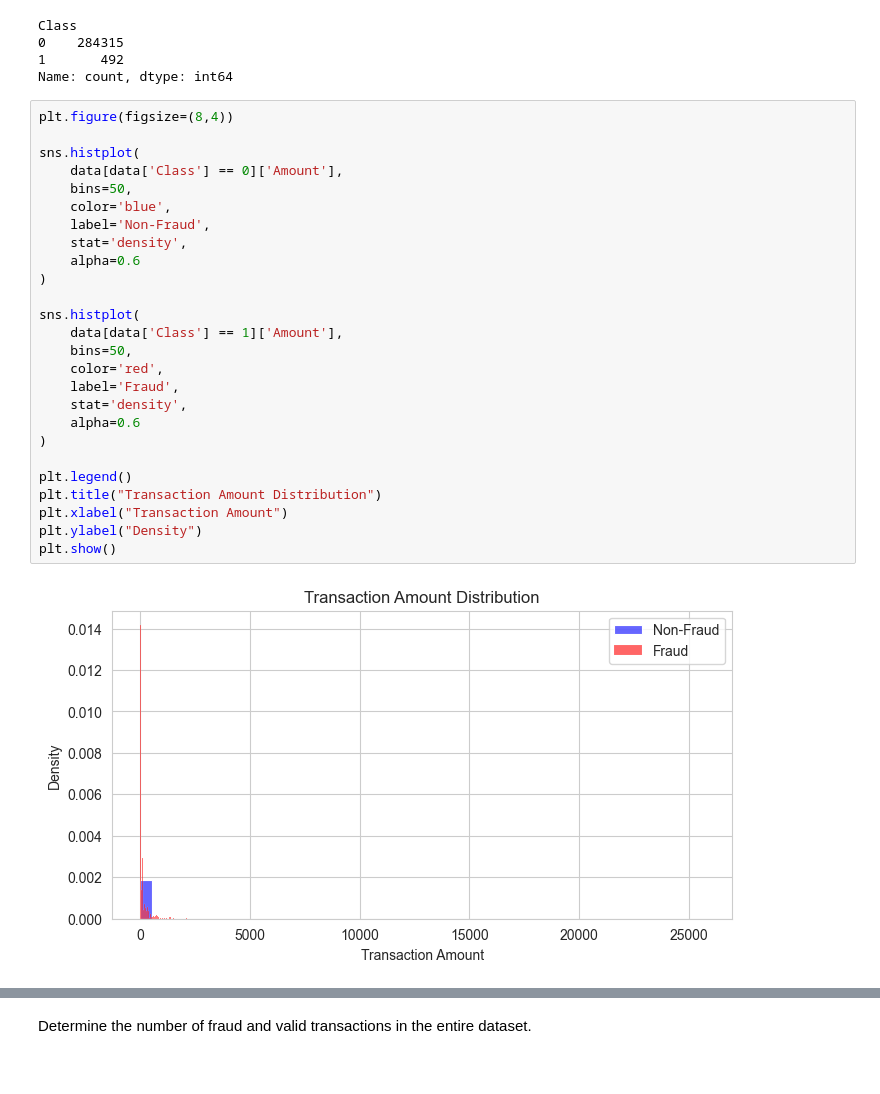
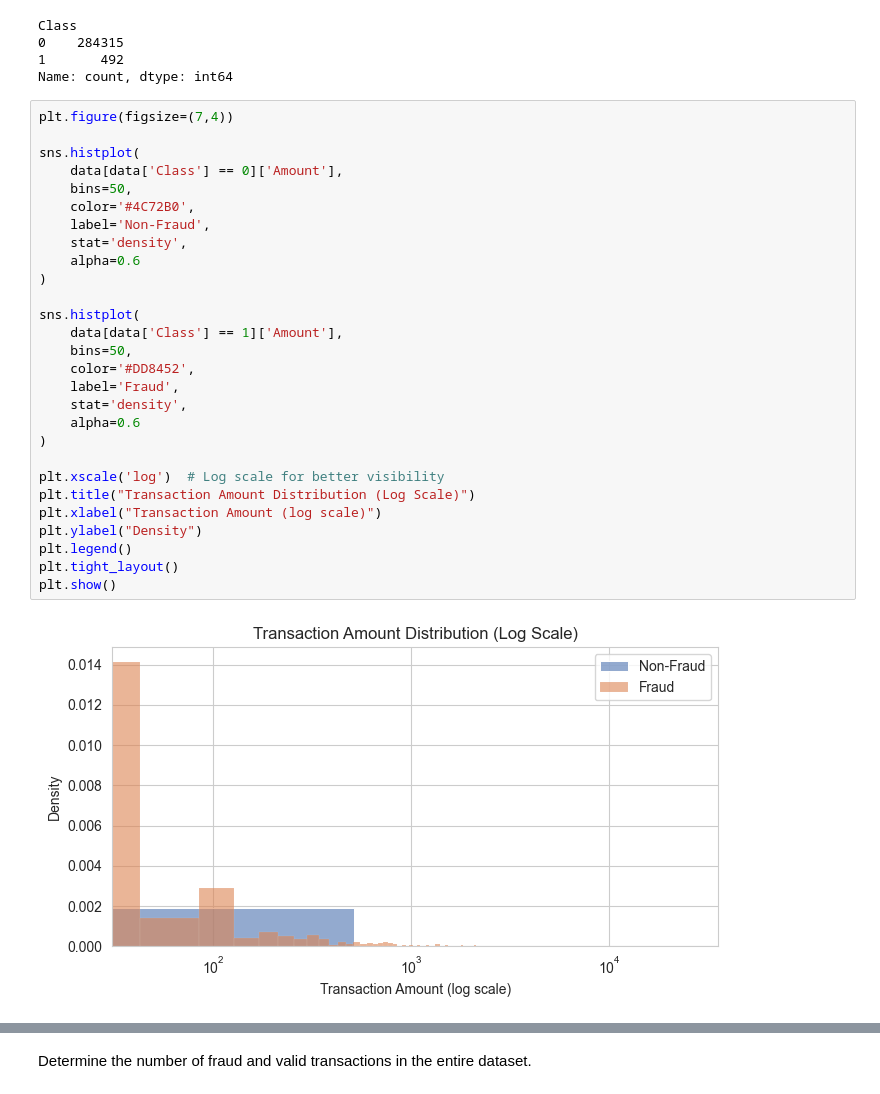
Before and after one commit to zhangjianyu1006156/6805_ML_Project, a Jupyter notebook: 6805_Project.ipynb, the cells around one changed output, grey strips where cells are left out. Cells and saved outputs as stored; diff of their text form.

```diff
--- a/6805_Project.ipynb
+++ b/6805_Project.ipynb
@@ -94,33 +94,35 @@ Class
 0    284315
 1       492
 Name: count, dtype: int64
-# %%
-plt.figure(figsize=(8,4))
-
-sns.histplot(
-    data[data['Class'] == 0]['Amount'],
-    bins=50,
-    color='blue',
-    label='Non-Fraud',
-    stat='density',
-    alpha=0.6
-)
-
-sns.histplot(
-    data[data['Class'] == 1]['Amount'],
-    bins=50,
-    color='red',
-    label='Fraud',
-    stat='density',
-    alpha=0.6
-)
-
-plt.legend()
-plt.title("Transaction Amount Distribution")
-plt.xlabel("Transaction Amount")
-plt.ylabel("Density")
-plt.show()
-# %% [output]
-[figure, removed]
+# %%
+plt.figure(figsize=(7,4))
+
+sns.histplot(
+    data[data['Class'] == 0]['Amount'],
+    bins=50,
+    color='#4C72B0',
+    label='Non-Fraud',
+    stat='density',
+    alpha=0.6
+)
+
+sns.histplot(
+    data[data['Class'] == 1]['Amount'],
+    bins=50,
+    color='#DD8452',
+    label='Fraud',
+    stat='density',
+    alpha=0.6
+)
+
+plt.xscale('log')  # Log scale for better visibility
+plt.title("Transaction Amount Distribution (Log Scale)")
+plt.xlabel("Transaction Amount (log scale)")
+plt.ylabel("Density")
+plt.legend()
+plt.tight_layout()
+plt.show()
+# %% [output]
+[figure, added]
 # %%
 plt.figure(figsize=(6,4))
```
Also changed, not shown: parts of 1 cell of this notebook.
